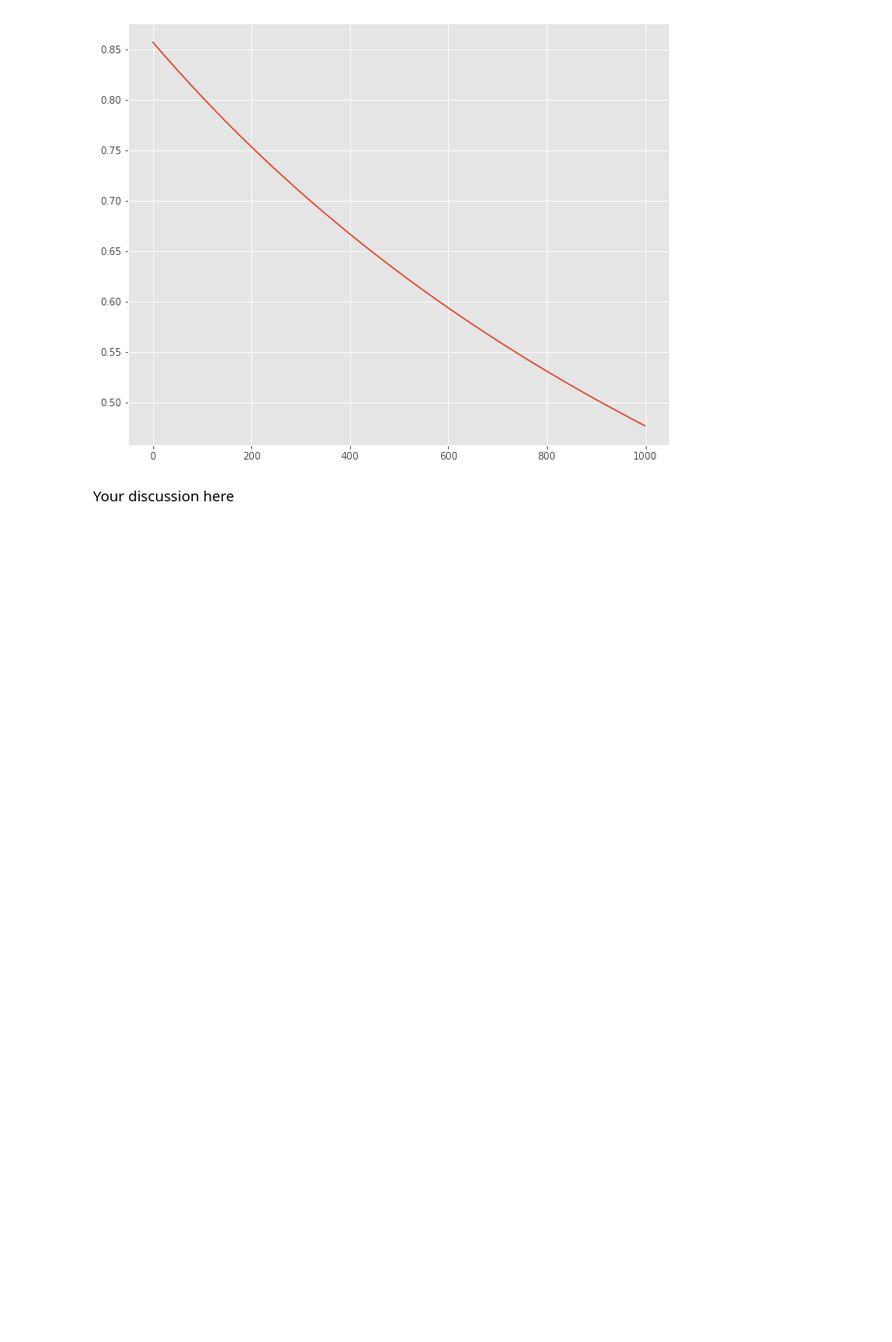
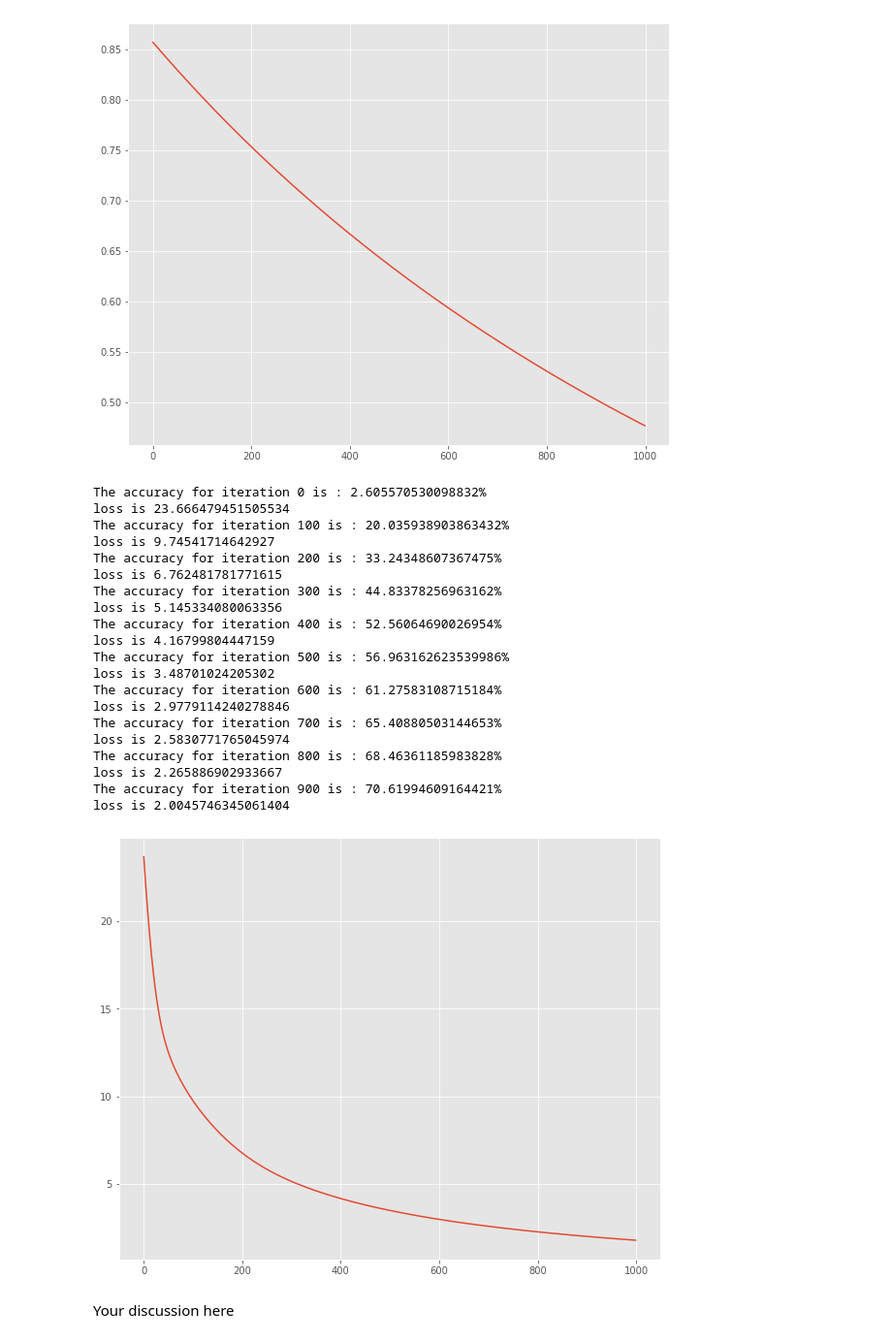
Before and after one commit to razaali0123/NLP_Projects, a Jupyter notebook: anlp2020-assignment2.ipynb, the cells around one changed output. Shown: that part at 97% size. Cells and saved outputs as stored; diff of their text form; code cells hidden in the pictures; blank space fills up the shorter version.

```diff
--- a/anlp2020-assignment2.ipynb
+++ b/anlp2020-assignment2.ipynb
@@ -188,0 +163,23 @@ The accuracy is: 3.7735849056603774%
+# %%
+class Model():
+    def __init__(self, xtr, ytr, hidden_unit = 150):
+        np.random.seed(42)
+        self.hidden_units = hidden_unit
+        self.xtr = xtr.T
+        self.ytr = ytr.T
+        self.w1 = np.random.uniform(-1,1, size = (self.xtr.shape[1], self.hidden_units))
+        self.b1 = np.random.uniform(-1,1, size = (1, self.hidden_units))
+        self.w2 = np.random.uniform(-1,1, size = (self.hidden_units, self.ytr.shape[1]))
+        self.b2 = np.random.uniform(-1,1, size = (1, self.ytr.shape[1]))
+
+    def forward_pass(self):
+        # xtr :  number of examples x vocab_size
+        self.z1 = np.matmul(self.xtr, self.w1) + self.b1
+        self.y1 = RelU(self.z1)
+        self.z2 = np.matmul(self.y1, self.w2) + self.b2
+        self.y2 = softmax(self.z2)
+        acc = np.sum(np.argmax(self.y2, axis= 1) == np.argmax(self.ytr, axis= 1))/(self.ytr.shape[0])
+        print(f"The accuracy is: {acc*100}%")
+
+    def back_prop(self):
+        pass
@@ -359,3 +407,28 @@ loss is 0.5024249482223466
+# %%
+model = Model(xtr, ytr)
+model.back_prop()
+# %% [output]
+The accuracy for iteration 0 is : 2.605570530098832%
+loss is 23.666479451505534
+The accuracy for iteration 100 is : 20.035938903863432%
+loss is 9.74541714642927
+The accuracy for iteration 200 is : 33.24348607367475%
+loss is 6.762481781771615
+The accuracy for iteration 300 is : 44.83378256963162%
+loss is 5.145334080063356
+The accuracy for iteration 400 is : 52.56064690026954%
+loss is 4.16799804447159
+The accuracy for iteration 500 is : 56.963162623539986%
+loss is 3.48701024205302
+The accuracy for iteration 600 is : 61.27583108715184%
+loss is 2.9779114240278846
+The accuracy for iteration 700 is : 65.40880503144653%
+loss is 2.5830771765045974
+The accuracy for iteration 800 is : 68.46361185983828%
+loss is 2.265886902933667
+The accuracy for iteration 900 is : 70.61994609164421%
+loss is 2.0045746345061404
+[figure, added]
 # %% [markdown]
 Your discussion here
 # %% [markdown]
```
Also changed, not shown: parts of 16 cells of this notebook.
